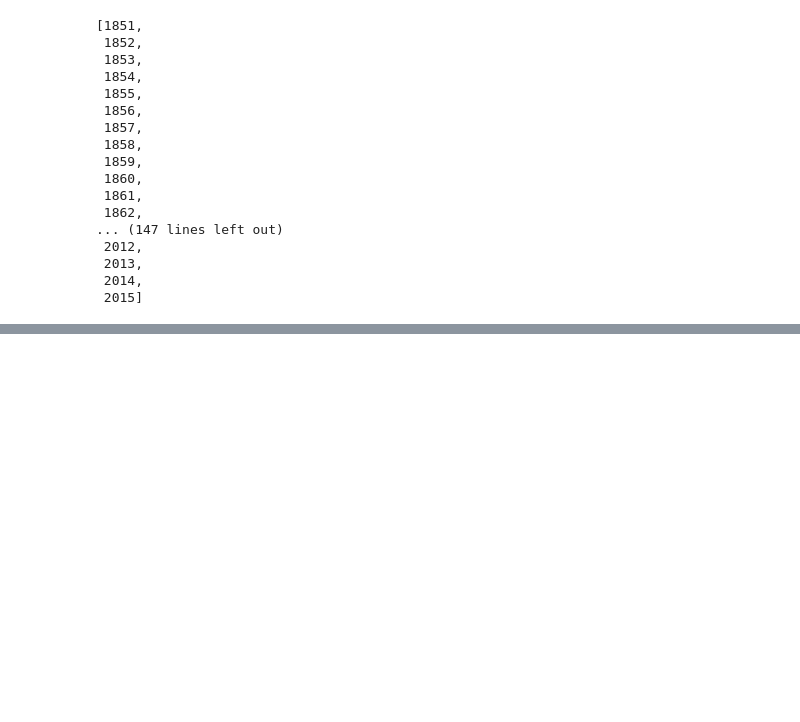
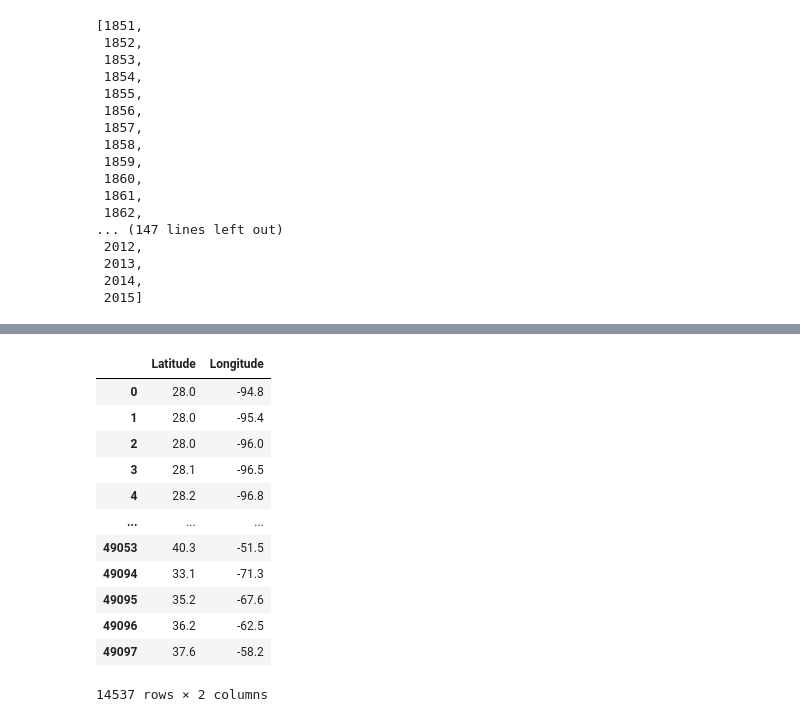
Before and after one commit to henryle-n/Hurricane-History-Analysis, a Jupyter notebook: HLe_Work.ipynb, the cells around one changed output, grey strips where cells are left out. Saved outputs shown, nothing was run; the diff lists cells and outputs as text; code cells hidden in the pictures; blank space fills up the shorter version.

```diff
--- a/HLe_Work.ipynb
+++ b/HLe_Work.ipynb
@@ -184,0 +207,24 @@ plt.show()
+# %%
+import gmaps
+
+hurricane_location_df = HU_df[["Latitude", "Longitude"]]
+hurricane_location_df.head()
+# hurricane_location_df.replace('N' , '')
+hurricane_location_df['Latitude'] = hurricane_location_df['Latitude'].str[:-1].astype('float')
+hurricane_location_df['Longitude'] = hurricane_location_df['Longitude'].str[:-1].astype('float')
+hurricane_location_df['Longitude'] = hurricane_location_df['Longitude']*(-1)
+hurricane_location_df
+# %% [output]
+|  | Latitude | Longitude |
+| 0 | 28.0 | -94.8 |
+| 1 | 28.0 | -95.4 |
+| 2 | 28.0 | -96.0 |
+| 3 | 28.1 | -96.5 |
+| 4 | 28.2 | -96.8 |
+| ... | ... | ... |
+| 49053 | 40.3 | -51.5 |
+| 49094 | 33.1 | -71.3 |
+| 49095 | 35.2 | -67.6 |
+| 49096 | 36.2 | -62.5 |
+| 49097 | 37.6 | -58.2 |
+14537 rows × 2 columns
```
Also changed, not shown: parts of 10 cells of this notebook, 2 other files.
